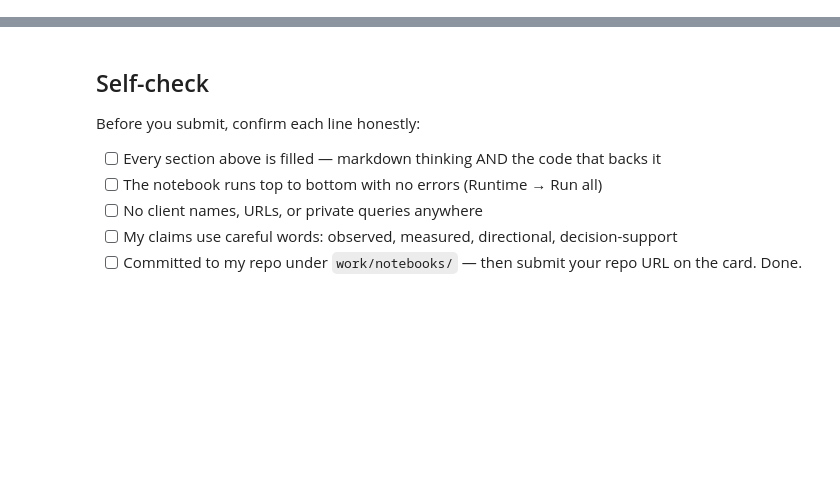
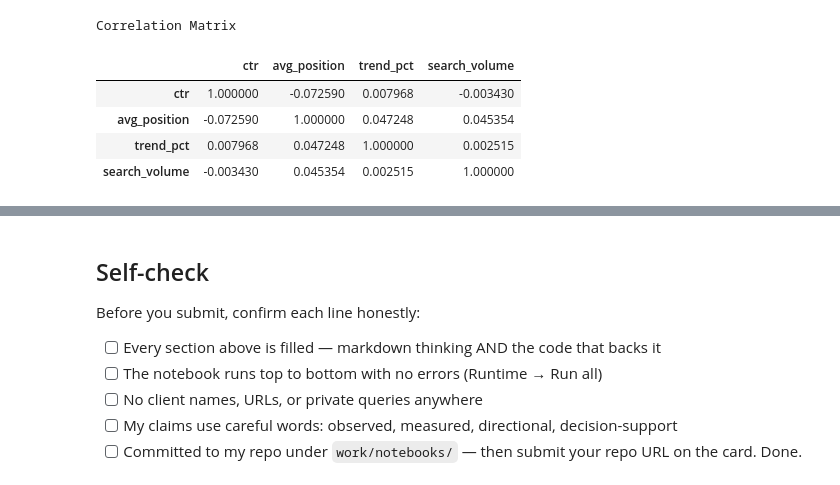
Before and after one commit to Rana4682/flyrank-ml-internship, a Jupyter notebook: work/notebooks/w04_signal_audit.ipynb, the cells around one changed output, grey strips where cells are left out. Saved outputs shown, nothing was run; the diff lists cells and outputs as text; code cells hidden in the pictures; blank space fills up the shorter version.

```diff
--- a/work/notebooks/w04_signal_audit.ipynb
+++ b/work/notebooks/w04_signal_audit.ipynb
@@ -36,0 +101,20 @@ This skeleton is yours to fill. Work the sections **in order** — each one has
+# %%
+print("Correlation Matrix")
+
+display(
+    df[
+        [
+            "ctr",
+            "avg_position",
+            "trend_pct",
+            "search_volume"
+        ]
+    ].corr()
+)
+# %% [output]
+Correlation Matrix
+|  | ctr | avg_position | trend_pct | search_volume |
+| ctr | 1.000000 | -0.072590 | 0.007968 | -0.003430 |
+| avg_position | -0.072590 | 1.000000 | 0.047248 | 0.045354 |
+| trend_pct | 0.007968 | 0.047248 | 1.000000 | 0.002515 |
+| search_volume | -0.003430 | 0.045354 | 0.002515 | 1.000000 |
```
Also changed, not shown: parts of 17 cells of this notebook.
